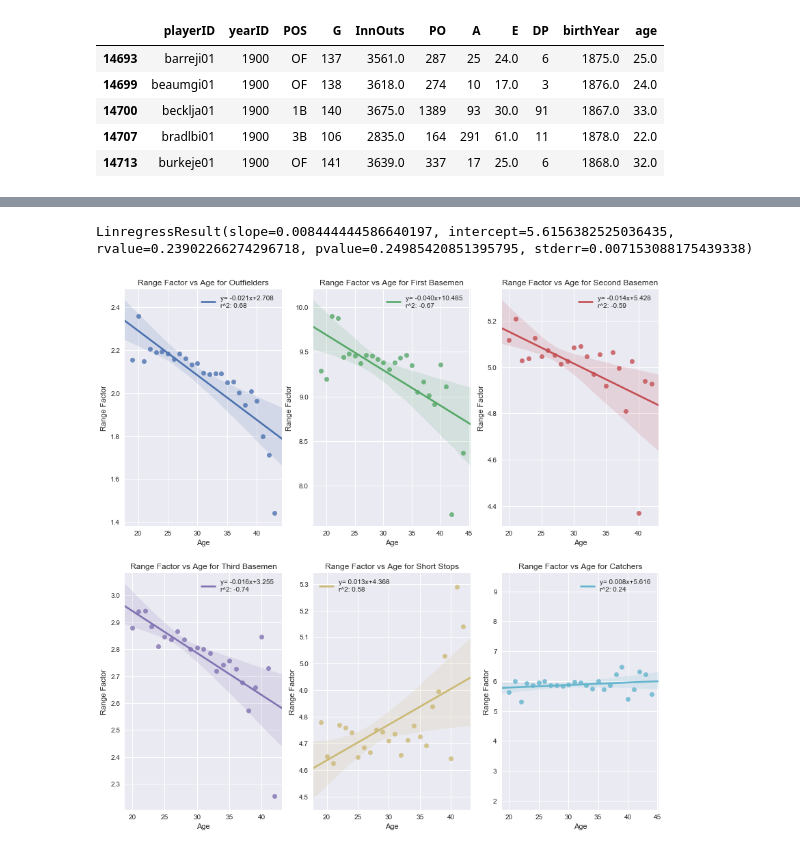
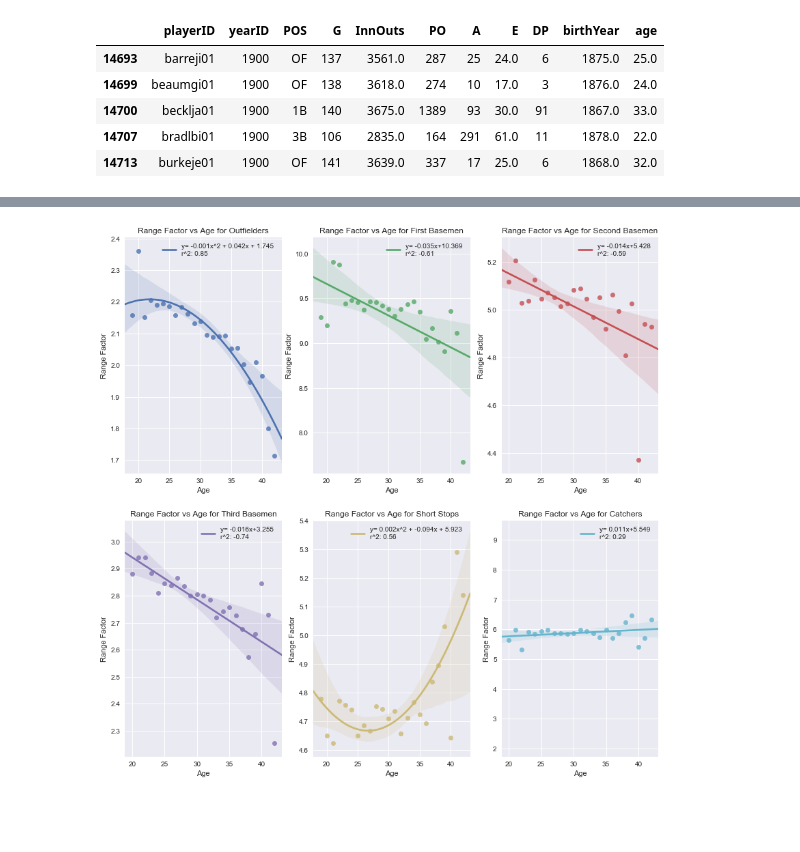
Before and after one commit to AGBarbour/Project-1, a Jupyter notebook: Fielding.ipynb, the cells around one changed output, grey strips where cells are left out. Saved outputs shown, nothing was run; the diff lists cells and outputs as text; code cells hidden in the pictures; blank space fills up the shorter version.

```diff
--- a/Fielding.ipynb
+++ b/Fielding.ipynb
@@ -9,3 +10,19 @@ import numpy as np
+# %%
+# Polynomial Regression
+def polyfit(x, y, degree):
+    results = {}
+    coeffs = numpy.polyfit(x, y, degree)
+     # Polynomial Coefficients
+    results['polynomial'] = coeffs.tolist()
+    # r-squared
+    p = numpy.poly1d(coeffs)
+    # fit values, and mean
+    yhat = p(x)                         # or [p(z) for z in x]
+    ybar = numpy.sum(y)/len(y)          # or sum(y)/len(y)
+    ssreg = numpy.sum((yhat-ybar)**2)   # or sum([ (yihat - ybar)**2 for yihat in yhat])
+    sstot = numpy.sum((y - ybar)**2)    # or sum([ (yi - ybar)**2 for yi in y])
+    results['determination'] = ssreg / sstot
+    return results
 # %%
 file = os.path.join('data', 'Fielding.csv')
 fielding = pd.read_csv(file)
@@ -56,6 +73,7 @@ clean_df.head(10)
 | 14700 | becklja01 | 1900 | 1 | CIN | NL | 1B | 140 | NaN | 3675.0 | 1389 | 93 | ... |
 # %%
 clean_df['age'] = clean_df['yearID']-clean_df['birthYear']
+clean_df = clean_df[clean_df.age < 43]
 clean_df.head(10)
 # %% [output]
 A value is trying to be set on a copy of a slice from a DataFrame.
@@ -132,12 +164,18 @@ position_df.head()
 # %%
 year_df = position_df.groupby('yearID').mean()
 rf_avg = year_df['Range Factor'].tolist()
+fp_avg = year_df['Fielding %'].tolist()
 rf_year = year_df.index.tolist()
+fp_year = year_df.index.tolist()
 RF_Yearly_Avg = []
+fp_yearly_avg = []
 for index, row in position_df.iterrows():
     year = row['yearID']
     rf_index = rf_year.index(year)
     RF_Yearly_Avg.append(float(rf_avg[rf_index]))
+    fp_index = fp_year.index(year)
+    fp_yearly_avg.append(float(fp_avg[fp_index]))
 position_df['RF Yearly Avg'] = RF_Yearly_Avg
+position_df['FP Yearly Avg'] = fp_yearly_avg
 position_df.head()
-position_df.to_csv('Fielding Output/final_data.csv')
+# position_df.to_csv('Fielding Output/final_data.csv')
@@ -144,6 +189,6 @@ position_df.to_csv('Fielding Output/final_data.csv')
 # %%
 position_df['Range Factor Difference'] = position_df['Range Factor'] - position_df['RF Yearly Avg']
-# position_df['% ']
+position_df['Fielding % Difference'] = position_df['Fielding %'] - position_df['FP Yearly Avg']
 rf_grouped = position_df.groupby('age').mean().reset_index()
 rf_grouped.head()
 rf_grouped.to_csv('Fielding Output/age_means.csv')
@@ -211,47 +253,47 @@ sns.boxplot(x='age',y='Range Factor', data=df, ax=ax)
 
 sns.set(color_codes=True)
 fig, ax= plt.subplots(2,3, figsize=(14,14))
-slope, intercept, r_value, p_value, std_err = stats.linregress(OF_grouped['age'],OF_grouped['Range Factor'])
-r_value = r_value * r_value
-sns.regplot(x="age", y='Range Factor', data=OF_grouped, ax=ax[0,0], line_kws={'label': """y= {0:.3f}x+{1:.3f}
-r^2: {2:.2f}""".format(slope,intercept,r_value)})
+
+poly = polyfit(OF_grouped['age'], OF_grouped['Range Factor'], 2)
+sns.regplot(x="age", y='Range Factor', data=OF_grouped, ax=ax[0,0], order=2, line_kws={'label': """y= {0:.3f}x^2 + {1:.3f}x + {2:.3f}
+r^2: {3:.2f}""".format(poly['polynomial'][0],poly['polynomial'][1],poly['polynomial'][2],poly['determination'])})
 ax[0,0].set(title='Range Factor vs Age for Outfielders', ylabel='Range Factor', xlabel='Age')
 ax[0,0].legend()
 
 slope, intercept, r_value, p_value, std_err = stats.linregress(first_grouped['age'],first_grouped['Range Factor'])
 sns.regplot(x="age", y='Range Factor', data=first_grouped, ax=ax[0,1], line_kws={'label': """y= {0:.3f}x+{1:.3f}
 r^2: {2:.2f}""".format(slope,intercept,r_value)})
 ax[0,1].set(title='Range Factor vs Age for First Basemen', ylabel='Range Factor', xlabel='Age')
 ax[0,1].legend()
 
 slope, intercept, r_value, p_value, std_err = stats.linregress(second_grouped['age'],second_grouped['Range Factor'])
 sns.regplot(x="age", y='Range Factor', data=second_grouped, ax=ax[0,2], line_kws={'label': """y= {0:.3f}x+{1:.3f}
 r^2: {2:.2f}""".format(slope,intercept,r_value)})
 ax[0,2].set(title='Range Factor vs Age for Second Basemen', ylabel='Range Factor', xlabel='Age')
 ax[0,2].legend()
 
 slope, intercept, r_value, p_value, std_err = stats.linregress(third_grouped['age'],third_grouped['Range Factor'])
 sns.regplot(x="age", y='Range Factor', data=third_grouped, ax=ax[1,0], line_kws={'label': """y= {0:.3f}x+{1:.3f}
 r^2: {2:.2f}""".format(slope,intercept,r_value)})
 ax[1,0].set(title='Range Factor vs Age for Third Basemen', ylabel='Range Factor', xlabel='Age')
 ax[1,0].legend()
 
 slope, intercept, r_value, p_value, std_err = stats.linregress(SS_grouped['age'],SS_grouped['Range Factor'])
-sns.regplot(x="age", y='Range Factor', data=SS_grouped, ax=ax[1,1], line_kws={'label': """y= {0:.3f}x+{1:.3f}
-r^2: {2:.2f}""".format(slope,intercept,r_value)})
+poly = polyfit(SS_grouped['age'], SS_grouped['Range Factor'], 2)
+sns.regplot(x="age", y='Range Factor', data=SS_grouped, ax=ax[1,1], order=2, line_kws={'label': """y= {0:.3f}x^2 + {1:.3f}x + {2:.3f}
+r^2: {3:.2f}""".format(poly['polynomial'][0],poly['polynomial'][1],poly['polynomial'][2],poly['determination'])})
 ax[1,1].set(title='Range Factor vs Age for Short Stops', ylabel='Range Factor', xlabel='Age')
 ax[1,1].legend()
 
 slope, intercept, r_value, p_value, std_err = stats.linregress(C_grouped['age'],C_grouped['Range Factor'])
 sns.regplot(x="age", y='Range Factor', data=C_grouped, ax=ax[1,2], line_kws={'label': """y= {0:.3f}x+{1:.3f}
 r^2: {2:.2f}""".format(slope,intercept,r_value)})
 ax[1,2].set(title='Range Factor vs Age for Catchers', ylabel='Range Factor', xlabel='Age')
 ax[1,2].legend()
-print(stats.linregress(C_grouped['age'],C_grouped['Range Factor']))
+
 plt.savefig('Fielding Output/reg_range_factor.png')
 # %% [output]
-LinregressResult(slope=0.008444444586640197, intercept=5.6156382525036435, rvalue=0.23902266274296718, pvalue=0.24985420851395795, stderr=0.007153088175439338)
-[figure, old version]
+[figure, new version]
 # %%
 # fig, ax = plt.subplots(figsize=a4_dims)
 # sns.regplot(x='age',y='Range Factor', data=third_grouped, ax=ax)
```
Also changed, not shown: parts of 12 cells of this notebook, 7 other files.
